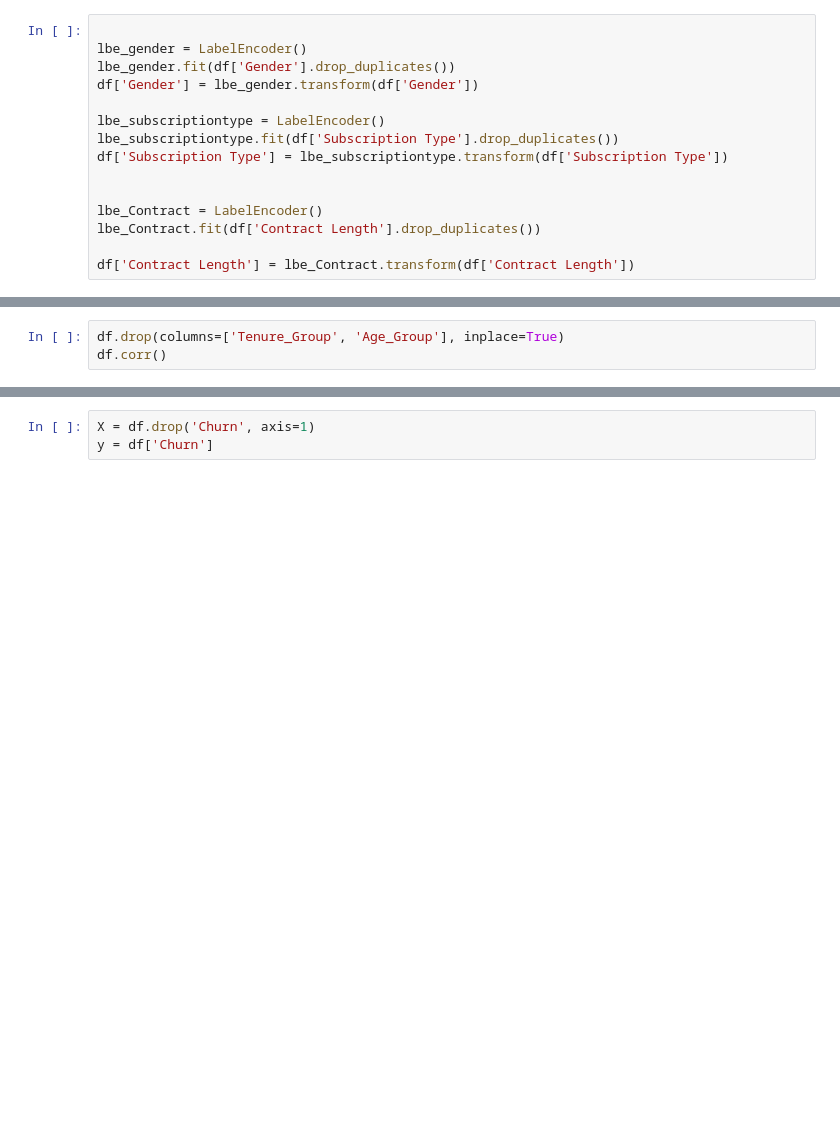
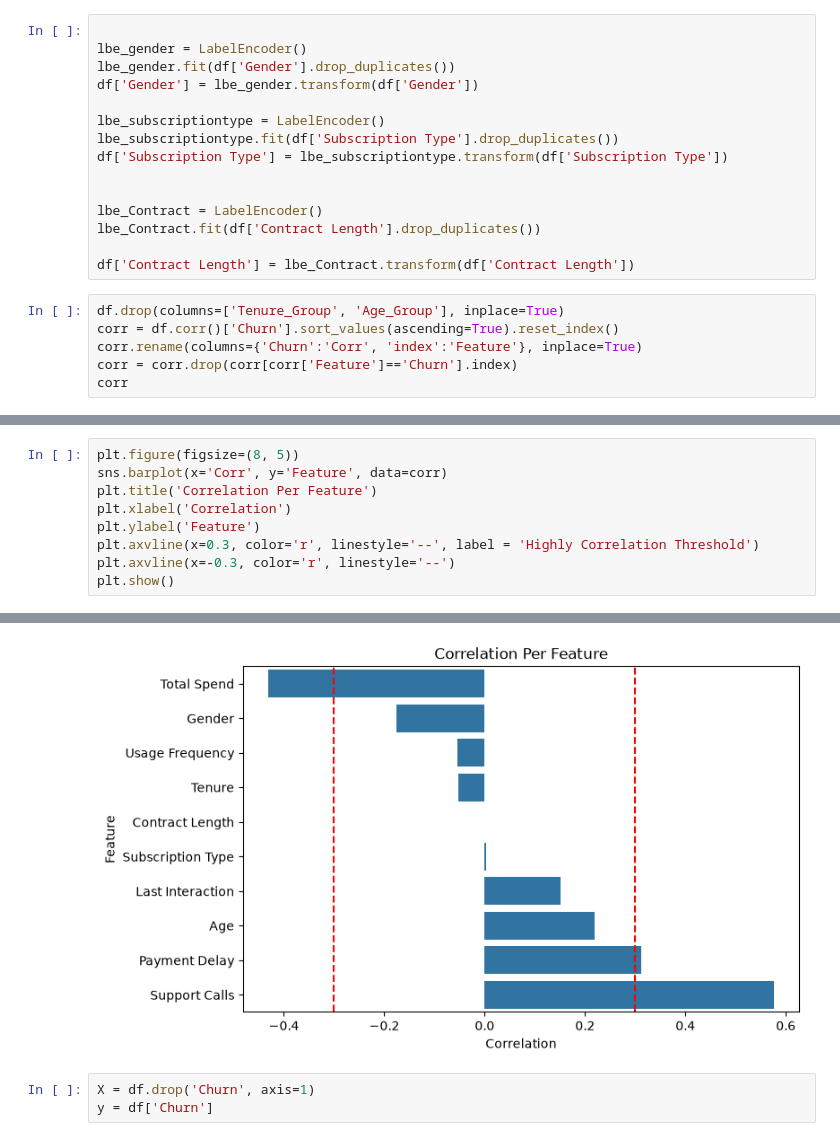
Before and after one commit to aliderakhshan381/Customer-Churn-Prediction, a Jupyter notebook: main.ipynb, the cells around one changed output, grey strips where cells are left out. Saved outputs shown, nothing was run; the diff lists cells and outputs as text; blank space fills up the shorter version.

Commit message:
Feature corr with target

```diff
--- a/main.ipynb
+++ b/main.ipynb
@@ -215,3 +215,9 @@ lbe_Contract = LabelEncoder()
 lbe_Contract.fit(df['Contract Length'].drop_duplicates())
 
 df['Contract Length'] = lbe_Contract.transform(df['Contract Length'])
+# %%
+df.drop(columns=['Tenure_Group', 'Age_Group'], inplace=True)
+corr = df.corr()['Churn'].sort_values(ascending=True).reset_index()
+corr.rename(columns={'Churn':'Corr', 'index':'Feature'}, inplace=True)
+corr = corr.drop(corr[corr['Feature']=='Churn'].index)
+corr
@@ -218,4 +236,10 @@ df['Contract Length'] = lbe_Contract.transform(df['Contract Length'])
 # %%
-df.drop(columns=['Tenure_Group', 'Age_Group'], inplace=True)
-df.corr()
+plt.figure(figsize=(8, 5))
+sns.barplot(x='Corr', y='Feature', data=corr)
+plt.title('Correlation Per Feature')
+plt.xlabel('Correlation')
+plt.ylabel('Feature')
+plt.axvline(x=0.3, color='r', linestyle='--', label = 'Highly Correlation Threshold')
+plt.axvline(x=-0.3, color='r', linestyle='--')
+plt.show()
 # %% [output]
@@ -234,3 +246,4 @@ df.corr()
+[figure, added]
 # %%
 X = df.drop('Churn', axis=1)
 y = df['Churn']
```
Also changed, not shown: parts of 2 cells of this notebook.
